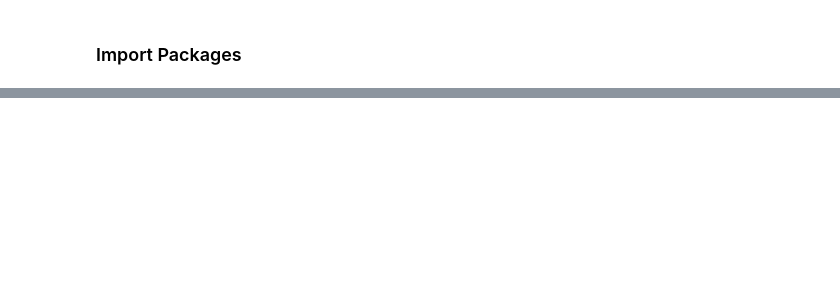
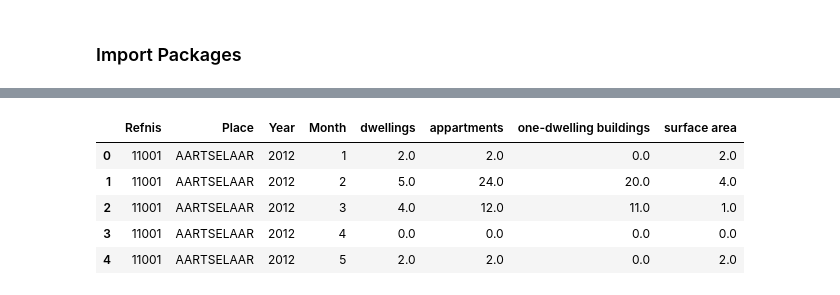
Before and after one commit to MaartenVandenhof-r0613805/real-estate-analysis, a Jupyter notebook: notebooks/Real Estate Analysis in the last 10 years in Belgium.ipynb, the cells around one changed output, grey strips where cells are left out. Drawn from its saved outputs; the diff is of its cells as text; code cells hidden in the pictures; blank space fills up the shorter version.

```diff
--- a/notebooks/Real Estate Analysis in the last 10 years in Belgium.ipynb
+++ b/notebooks/Real Estate Analysis in the last 10 years in Belgium.ipynb
@@ -28,0 +45,15 @@ prices
+# %%
+# import monthly building permit requests per municipality
+requests_res_mun = pd.read_excel("E:/Projects/real-estate-analysis/data/aanvragen_monthly.xlsx",
+                         sheet_name="Municipalities",
+                        usecols="A:H",
+                            header=3)
+requests_res_mun = requests_res_mun.rename(columns={"Unnamed: 3":"buildings", "Unnamed: 4" :"dwellings", "Unnamed: 5":"appartments", "Unnamed: 6":"one-dwelling buildings", "Unnamed: 7":"surface area"})
+requests_res_mun.head()
+# %% [output]
+|  | Refnis | Place | Year | Month | dwellings | appartments | one-dwelling buildings | surface area |
+| 0 | 11001 | AARTSELAAR | 2012 | 1 | 2.0 | 2.0 | 0.0 | 2.0 |
+| 1 | 11001 | AARTSELAAR | 2012 | 2 | 5.0 | 24.0 | 20.0 | 4.0 |
+| 2 | 11001 | AARTSELAAR | 2012 | 3 | 4.0 | 12.0 | 11.0 | 1.0 |
+| 3 | 11001 | AARTSELAAR | 2012 | 4 | 0.0 | 0.0 | 0.0 | 0.0 |
+| 4 | 11001 | AARTSELAAR | 2012 | 5 | 2.0 | 2.0 | 0.0 | 2.0 |
```
Also changed, not shown: parts of 14 cells of this notebook.
